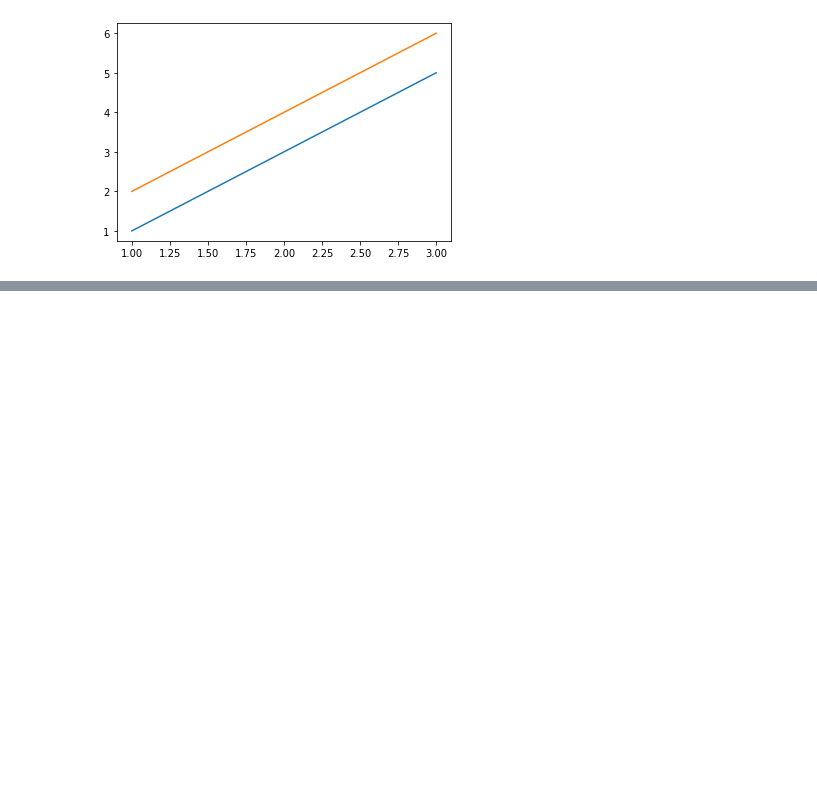
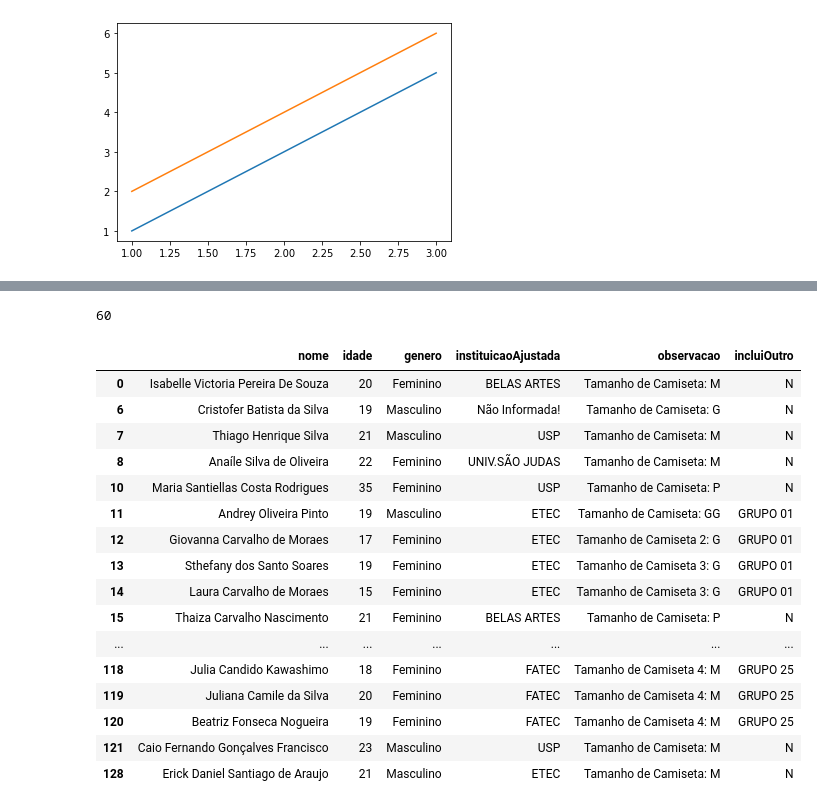
Before and after one commit to jmsimao/DCTI-Hackathon-2024, a Jupyter notebook: Hackathon - Inscritos - 2024.ipynb, the cells around one changed output, grey strips where cells are left out. Saved outputs shown, nothing was run; the diff lists cells and outputs as text; code cells hidden in the pictures; blank space fills up the shorter version.

```diff
--- a/Hackathon - Inscritos - 2024.ipynb
+++ b/Hackathon - Inscritos - 2024.ipynb
@@ -999,3 +1025,5 @@ plt.plot(x, y)
 [<matplotlib.lines.Line2D at 0x...>,
  <matplotlib.lines.Line2D at 0x...>]
 [figure]
+# %%
+insGrafico=ins[(ins['selecionado2']=='SIM')][['nome','idade','genero','instituicaoAjustada','observacao','incluiOutro']]
@@ -1001,0 +1058,25 @@ plt.plot(x, y)
+# %%
+x=gb.sum()
+print(int(x['grupo']))
+# %% [output]
+60
+# %%
+insGrafico
+# %% [output]
+|  | nome | idade | genero | instituicaoAjustada | observacao | incluiOutro |
+| 0 | Isabelle Victoria Pereira De Souza | 20 | Feminino | BELAS ARTES | Tamanho de Camiseta: M | N |
+| 6 | Cristofer Batista da Silva | 19 | Masculino | Não Informada! | Tamanho de Camiseta: G | N |
+| 7 | Thiago Henrique Silva | 21 | Masculino | USP | Tamanho de Camiseta: M | N |
+| 8 | Anaíle Silva de Oliveira | 22 | Feminino | UNIV.SÃO JUDAS | Tamanho de Camiseta: M | N |
+| 10 | Maria Santiellas Costa Rodrigues | 35 | Feminino | USP | Tamanho de Camiseta: P | N |
+| 11 | Andrey Oliveira Pinto | 19 | Masculino | ETEC | Tamanho de Camiseta: GG | GRUPO 01 |
+| 12 | Giovanna Carvalho de Moraes | 17 | Feminino | ETEC | Tamanho de Camiseta 2: G | GRUPO 01 |
+| 13 | Sthefany dos Santo Soares | 19 | Feminino | ETEC | Tamanho de Camiseta 3: G | GRUPO 01 |
+| 14 | Laura Carvalho de Moraes | 15 | Feminino | ETEC | Tamanho de Camiseta 3: G | GRUPO 01 |
+| 15 | Thaiza Carvalho Nascimento | 21 | Feminino | BELAS ARTES | Tamanho de Camiseta: P | N |
+| ... | ... | ... | ... | ... | ... | ... |
+| 118 | Julia Candido Kawashimo | 18 | Feminino | FATEC | Tamanho de Camiseta 4: M | GRUPO 25 |
+| 119 | Juliana Camile da Silva | 20 | Feminino | FATEC | Tamanho de Camiseta 4: M | GRUPO 25 |
+| 120 | Beatriz Fonseca Nogueira | 19 | Feminino | FATEC | Tamanho de Camiseta 4: M | GRUPO 25 |
+| 121 | Caio Fernando Gonçalves Francisco | 23 | Masculino | USP | Tamanho de Camiseta: M | N |
+| 128 | Erick Daniel Santiago de Araujo | 21 | Masculino | ETEC | Tamanho de Camiseta: M | N |
```
Also changed, not shown: parts of 13 cells of this notebook, 12 other files.
